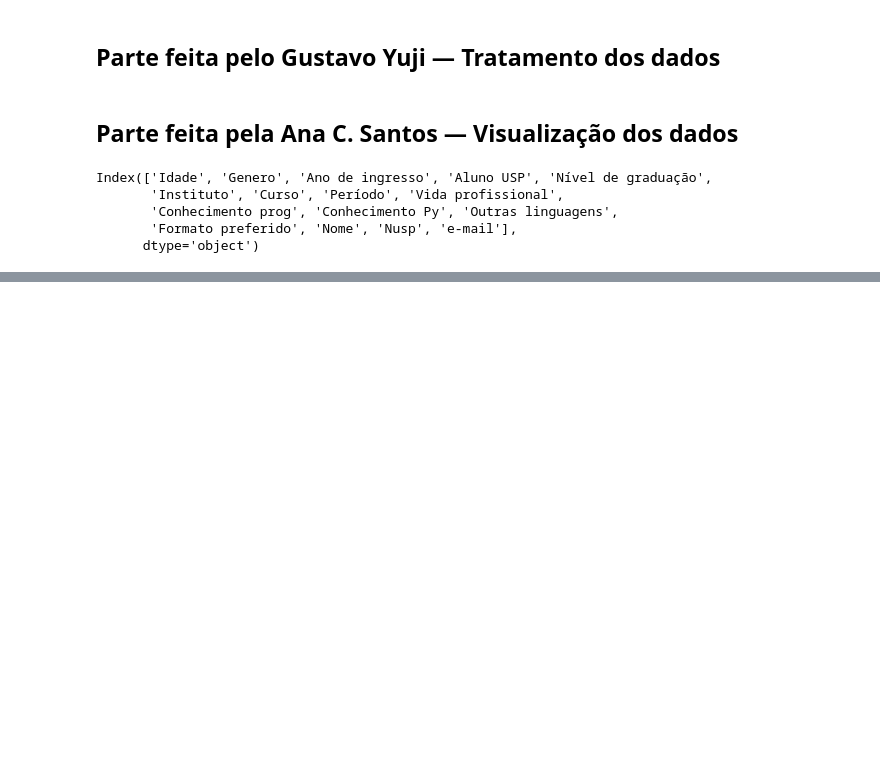
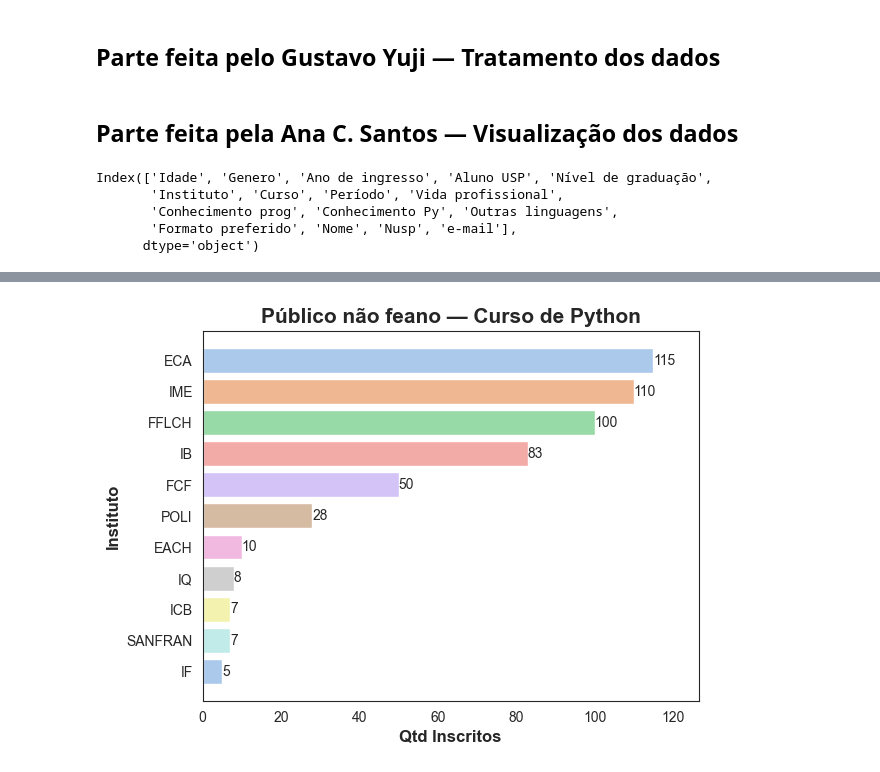
Before and after one commit to anoca-cs/FEA.DEV, a Jupyter notebook: Random/Python course to USP.ipynb, the cells around one changed output, grey strips where cells are left out. Cells and saved outputs as stored; diff of their text form; code cells hidden in the pictures; blank space fills up the shorter version.

```diff
--- a/Random/Python course to USP.ipynb
+++ b/Random/Python course to USP.ipynb
@@ -236,0 +183,14 @@ grafico_pizza(df, 'Nível de graduação')
+# %%
+# Criar um df com a quantidade de inscritos em cada instituto
+# Visualizar os institutos não feanos com pelo menos cinco inscritos interessados
+
+df_instituto = pd.DataFrame(df.groupby(['Instituto']).size())
+df_instituto.reset_index(inplace = True)
+df_instituto.columns = ['Instituto', 'Qtd Inscritos']
+drop_fea = df_instituto[(df_instituto['Instituto'] == 'FEA')].index
+drop_nan = df_instituto[(df_instituto['Instituto'] == 'NAN')].index
+drop_qtd = df_instituto[(df_instituto['Qtd Inscritos'] < 5)].index
+df_instituto.drop(drop_fea, inplace = True)
+df_instituto.drop(drop_nan, inplace = True)
+df_instituto.drop(drop_qtd, inplace = True)
+df_instituto.sort_values('Qtd Inscritos', ascending = False)
@@ -236,0 +210,18 @@ grafico_pizza(df, 'Nível de graduação')
+# %%
+# Visualizar público não feano
+
+sns.set_style('white')
+
+institutos = sns.barplot(x = df_instituto['Qtd Inscritos'],
+                         y = df_instituto['Instituto'],
+                         data = df_instituto,
+                         palette = 'pastel',
+                         order = df_instituto.sort_values('Qtd Inscritos', ascending = False).Instituto)
+
+institutos.set_title('Público não feano — Curso de Python', fontdict= {'fontsize': 15, 'fontweight': 'bold'})
+institutos.set_xlabel('Qtd Inscritos', fontsize = 12, fontweight = 'bold')
+institutos.set_ylabel('Instituto', fontsize = 12, fontweight = 'bold')
+institutos.bar_label(institutos.containers[0])
+institutos.margins(x = 0.1, y = 0.05)
+# %% [output]
+[figure, added]
```
Also changed, not shown: parts of 36 cells of this notebook.
